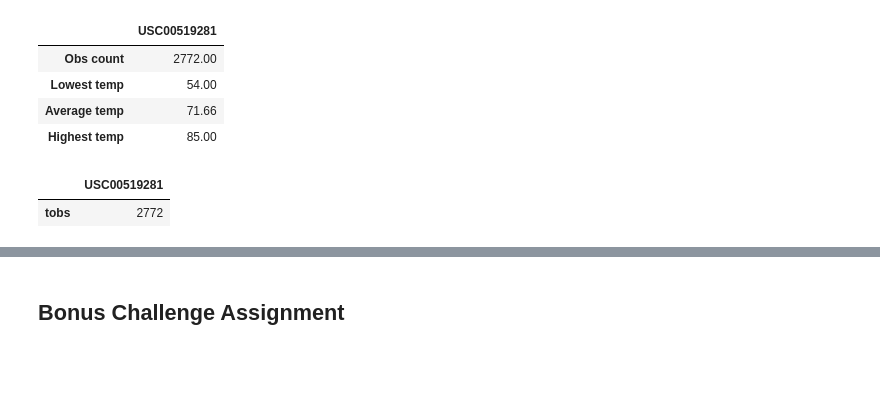
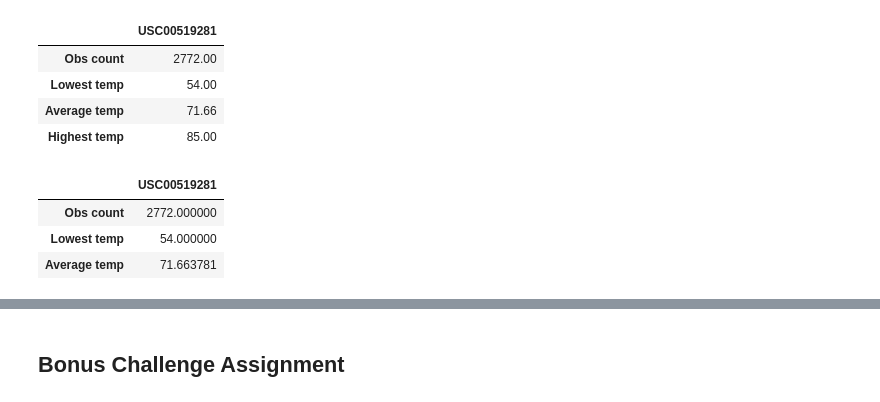
Before and after one commit to i-am-phoenix/rice-btcmp-hw10-sqlalchemy-challenge, a Jupyter notebook: climate_starter.ipynb, the cells around one changed output, grey strips where cells are left out. Saved outputs shown, nothing was run; the diff lists cells and outputs as text; code cells hidden in the pictures; blank space fills up the shorter version.

Commit message:
calculated lowest and avaerage temperatures for the most active station using sqlalchemy comamnds

```diff
--- a/climate_starter.ipynb
+++ b/climate_starter.ipynb
@@ -168,16 +168,22 @@ pd.DataFrame(station_stats_py.loc[most_active_station])
 # %%
 # Using the station id from the previous query, calculate the lowest temperature recorded,
 # highest temperature recorded, and average temperature of the most active station?
 # -------- sqlalchemy implementation
 station_stats_sql = station_stats
 station_stats_sql=station_stats.rename(columns={"tobs":"Obs count"})
-# station_stats_sql['Lowest temp']=station_df.groupby('station').min()
-# station_stats_sql['Average temp']=round(station_df.groupby('station').mean(),2)
+station_stats_sql['Lowest temp']=session.query(func.min(measurement.tobs)).\
+                                                filter(measurement.station == most_active_station).\
+                                                all()[0][0]
+station_stats_sql['Average temp']=session.query(func.avg(measurement.tobs)).\
+                                                filter(measurement.station == most_active_station).\
+                                                all()[0][0]
 # station_stats_sql['Highest temp']=station_df.groupby('station').max()
-pd.DataFrame(station_stats.loc[most_active_station])
+pd.DataFrame(station_stats_sql.loc[most_active_station])
 # %% [output]
 |  | USC00519281 |
-| tobs | 2772 |
+| Obs count | 2772.000000 |
+| Lowest temp | 54.000000 |
+| Average temp | 71.663781 |
 # %%
 # Choose the station with the highest number of temperature observations.
 # Query the last 12 months of temperature observation data for this station and plot the results as a histogram
```
Also changed, not shown: parts of 1 cell of this notebook, 1 other file.
